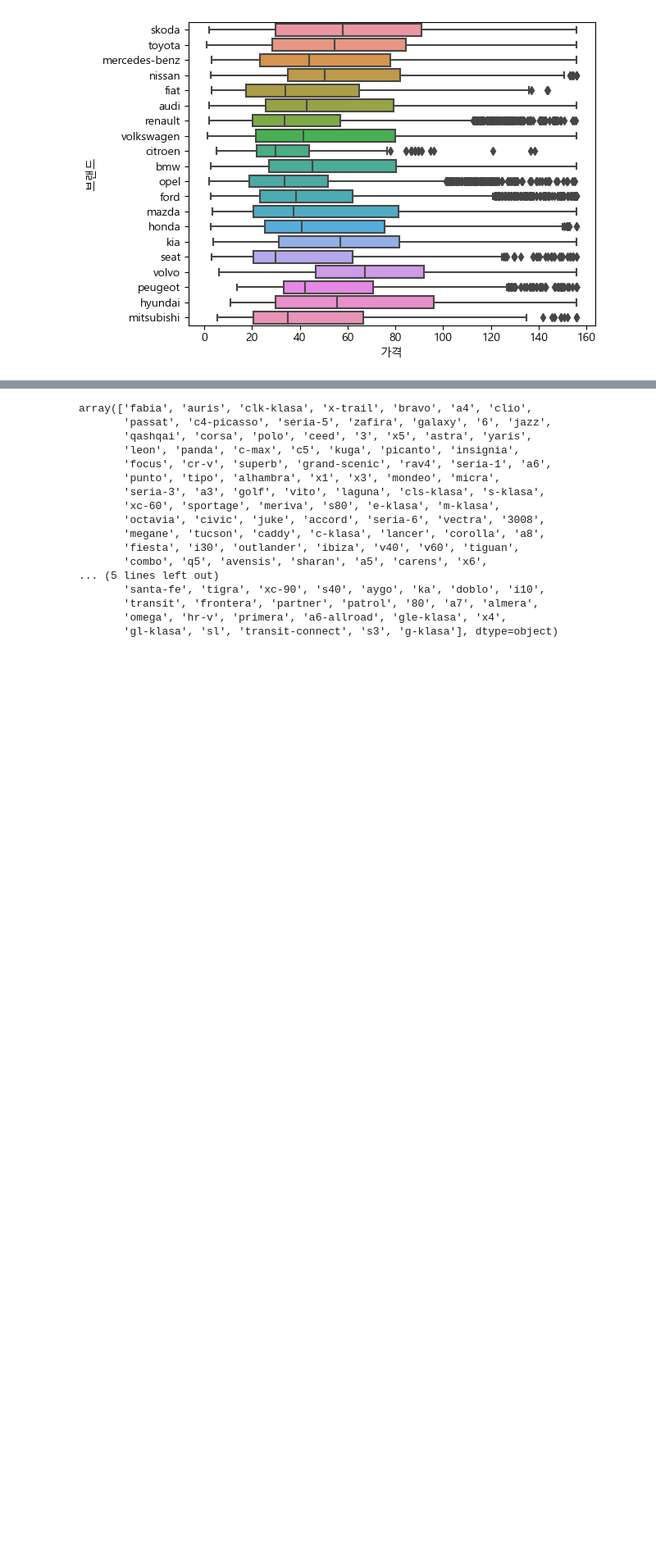
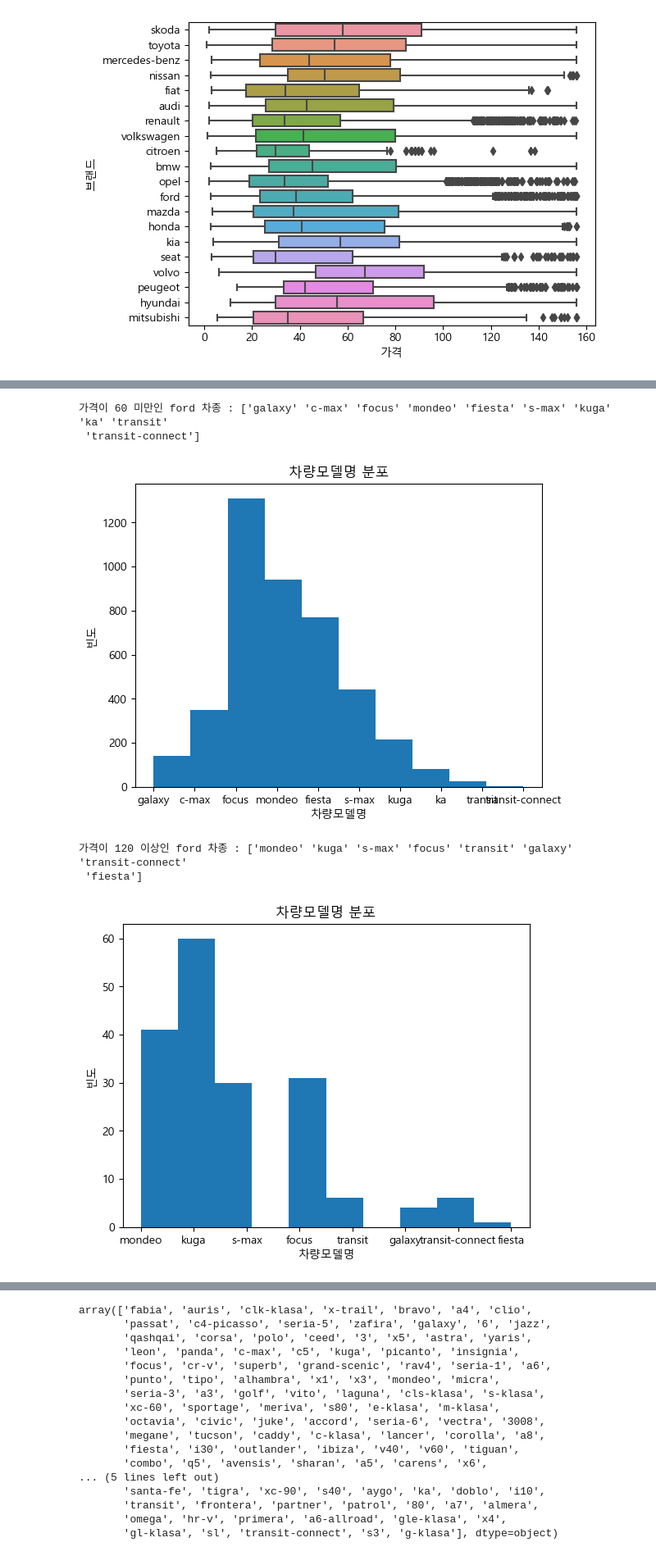
Before and after one commit to woojooc/ML_Car, a Jupyter notebook: lala/EDA/eda_oldcar_dacon.ipynb, the cells around one changed output, grey strips where cells are left out. Shown at 82% size. Cells and saved outputs as stored; diff of their text form; code cells hidden in the pictures; blank space fills up the shorter version.

```diff
--- a/lala/EDA/eda_oldcar_dacon.ipynb
+++ b/lala/EDA/eda_oldcar_dacon.ipynb
@@ -64,7 +64,7 @@ numeric_cols.describe()
 # %%
 # 함수 정의
 # 히스토그램 차트
-def hist(category):
+def hist(df, category):
     plt.hist(df[category])
     plt.xlabel(category)
     plt.ylabel('빈도')
@@ -72,7 +72,7 @@ def hist(category):
     plt.show()
 
 # 박스플롯 차트
-def box(category):
+def box(df, category):
     sns.boxplot(data=df[category])
     # 그래프 설정
     plt.xlabel(category)
@@ -188,0 +187,5 @@ plt.show()
+# %%
+under_price = df[(df['브랜드'] == 'ford') & (df['가격'] < 60)]
+over_price = df[(df['브랜드'] == 'ford') & (df['가격'] >= 120)]
+
+display(under_price.head(10),over_price.head(10))
@@ -188,0 +215,12 @@ plt.show()
+# %%
+print(f'가격이 60 미만인 ford 차종 : {under_price["차량모델명"].unique()}')
+hist(under_price, '차량모델명')
+print(f'가격이 120 이상인 ford 차종 : {over_price["차량모델명"].unique()}')
+hist(over_price, '차량모델명')
+# %% [output]
+가격이 60 미만인 ford 차종 : ['galaxy' 'c-max' 'focus' 'mondeo' 'fiesta' 's-max' 'kuga' 'ka' 'transit'
+ 'transit-connect']
+[figure, added]
+가격이 120 이상인 ford 차종 : ['mondeo' 'kuga' 's-max' 'focus' 'transit' 'galaxy' 'transit-connect'
+ 'fiesta']
+[figure, added]
```
Also changed, not shown: parts of 20 cells of this notebook, 30 other files.
